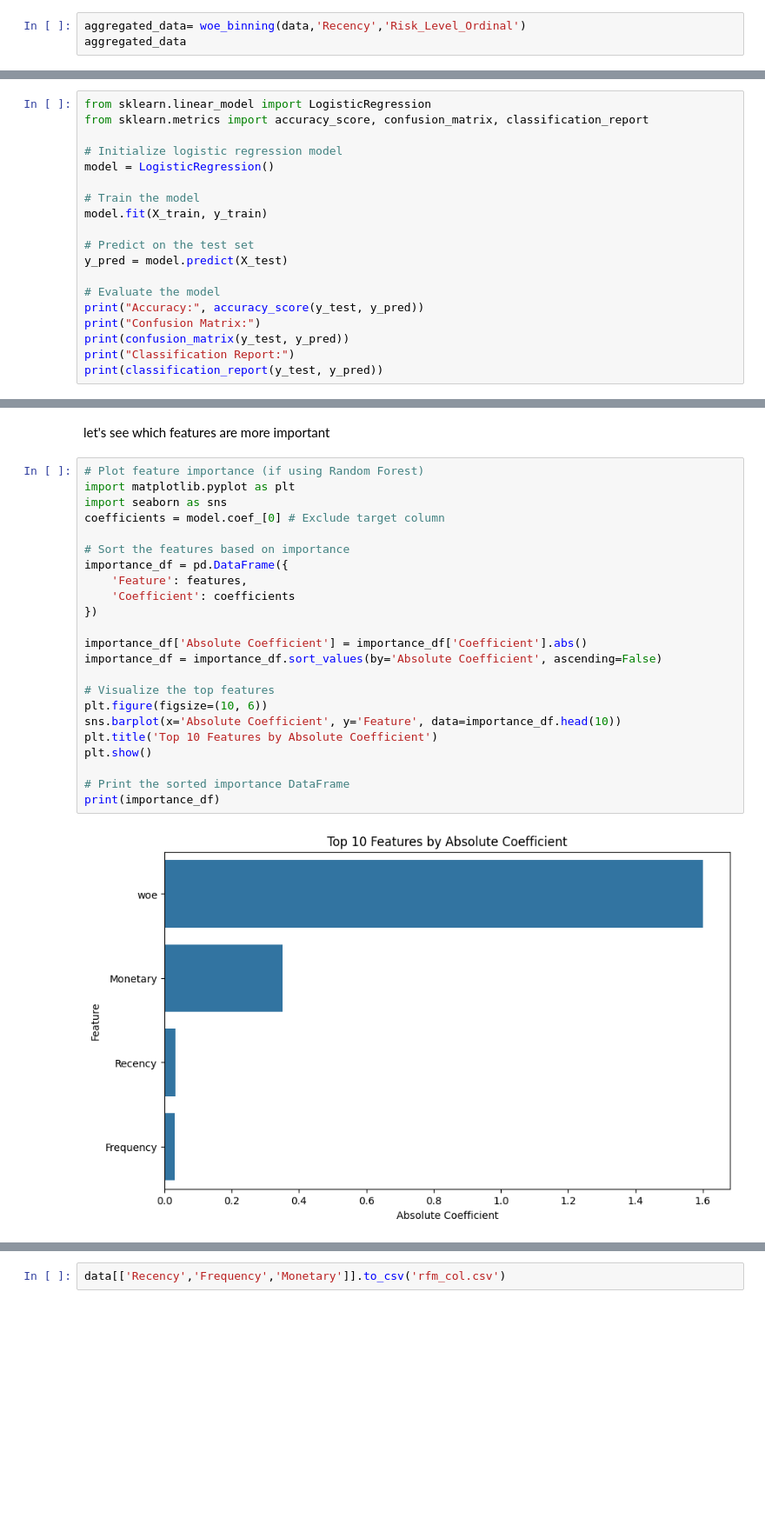
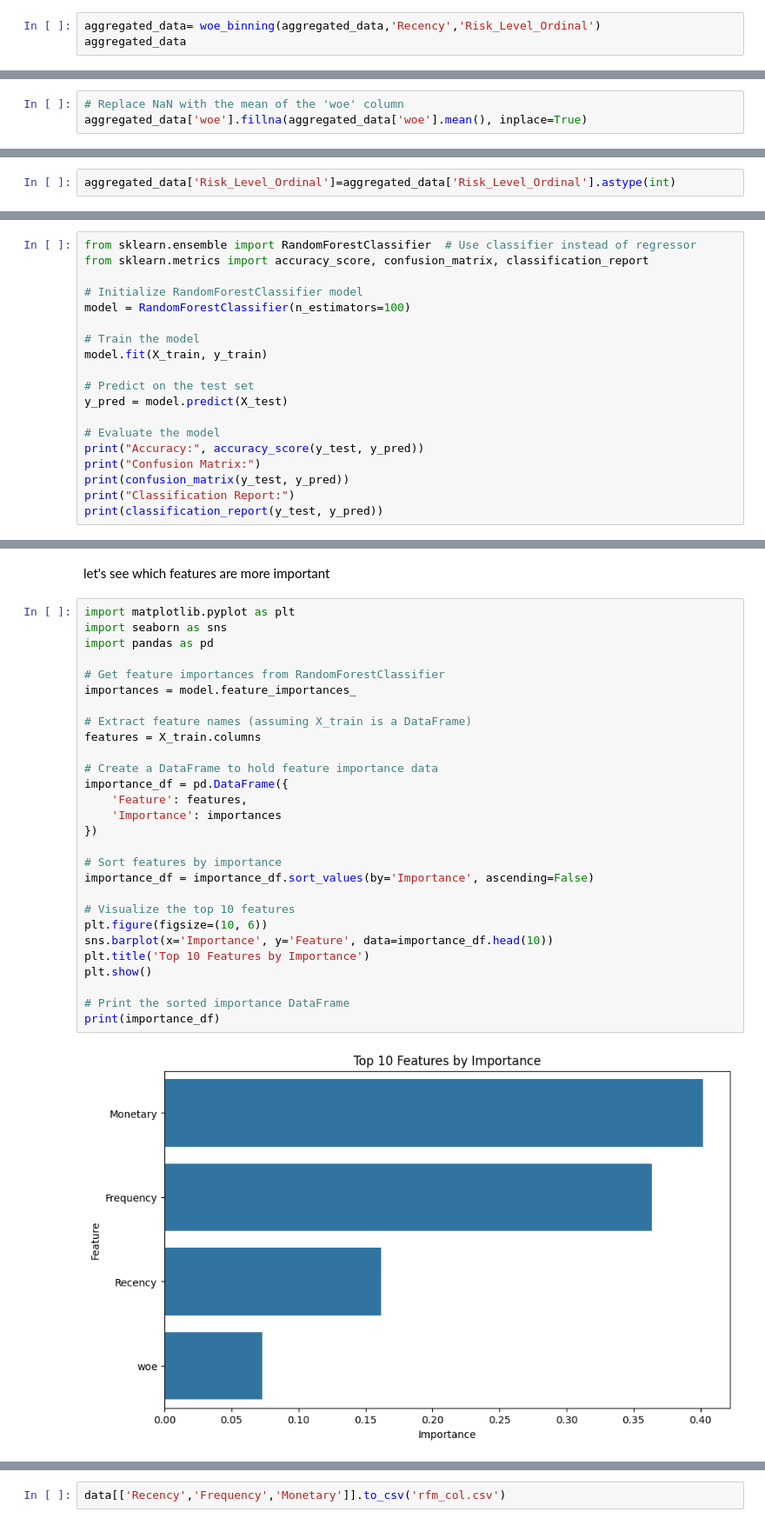
Before and after one commit to basleal22/kaim-week-6, a Jupyter notebook: notebooks/Default_estimator.ipynb, the cells around one changed output, grey strips where cells are left out. Shown at 87% size. Drawn from its saved outputs; the diff is of its cells as text; blank space fills up the shorter version.

Commit message:
calculated importance of our data

```diff
--- a/notebooks/Default_estimator.ipynb
+++ b/notebooks/Default_estimator.ipynb
@@ -224,6 +224,6 @@ Data columns (total 6 columns):
 dtypes: float64(2), int64(2), object(2)
 memory usage: 175.5+ KB
 # %%
-aggregated_data= woe_binning(data,'Recency','Risk_Level_Ordinal')
+aggregated_data= woe_binning(aggregated_data,'Recency','Risk_Level_Ordinal')
 aggregated_data
 # %% [output]
@@ -242,0 +259,3 @@ aggregated_data
+# %%
+# Replace NaN with the mean of the 'woe' column
+aggregated_data['woe'].fillna(aggregated_data['woe'].mean(), inplace=True)
@@ -276,3 +286,5 @@ data
+# %%
+aggregated_data['Risk_Level_Ordinal']=aggregated_data['Risk_Level_Ordinal'].astype(int)
 # %% [markdown]
 Now we will build a model to predict the risk level
 # %% [markdown]
@@ -291,11 +335,11 @@ X_train, X_test, y_train, y_test = train_test_split(X, y, test_size=0.3, random_
 # %% [markdown]
 Build the Model
 # %%
-from sklearn.linear_model import LogisticRegression
+from sklearn.ensemble import RandomForestClassifier  # Use classifier instead of regressor
 from sklearn.metrics import accuracy_score, confusion_matrix, classification_report
 
-# Initialize logistic regression model
-model = LogisticRegression()
+# Initialize RandomForestClassifier model
+model = RandomForestClassifier(n_estimators=100)
 
 # Train the model
 model.fit(X_train, y_train)
@@ -336,27 +382,32 @@ Our model seems to be doing well it even predicted well when we gave it a custom
 # %% [markdown]
 let's see which features are more important
 # %%
-# Plot feature importance (if using Random Forest)
 import matplotlib.pyplot as plt
 import seaborn as sns
-coefficients = model.coef_[0] # Exclude target column
+import pandas as pd
 
-# Sort the features based on importance
+# Get feature importances from RandomForestClassifier
+importances = model.feature_importances_
+
+# Extract feature names (assuming X_train is a DataFrame)
+features = X_train.columns
+
+# Create a DataFrame to hold feature importance data
 importance_df = pd.DataFrame({
     'Feature': features,
-    'Coefficient': coefficients
+    'Importance': importances
 })
 
-importance_df['Absolute Coefficient'] = importance_df['Coefficient'].abs()
-importance_df = importance_df.sort_values(by='Absolute Coefficient', ascending=False)
+# Sort features by importance
+importance_df = importance_df.sort_values(by='Importance', ascending=False)
 
-# Visualize the top features
+# Visualize the top 10 features
 plt.figure(figsize=(10, 6))
-sns.barplot(x='Absolute Coefficient', y='Feature', data=importance_df.head(10))
-plt.title('Top 10 Features by Absolute Coefficient')
+sns.barplot(x='Importance', y='Feature', data=importance_df.head(10))
+plt.title('Top 10 Features by Importance')
 plt.show()
 
 # Print the sorted importance DataFrame
 print(importance_df)
 # %% [output]
-[figure, old version]
+[figure, new version]
```
Also changed, not shown: parts of 19 cells of this notebook.
